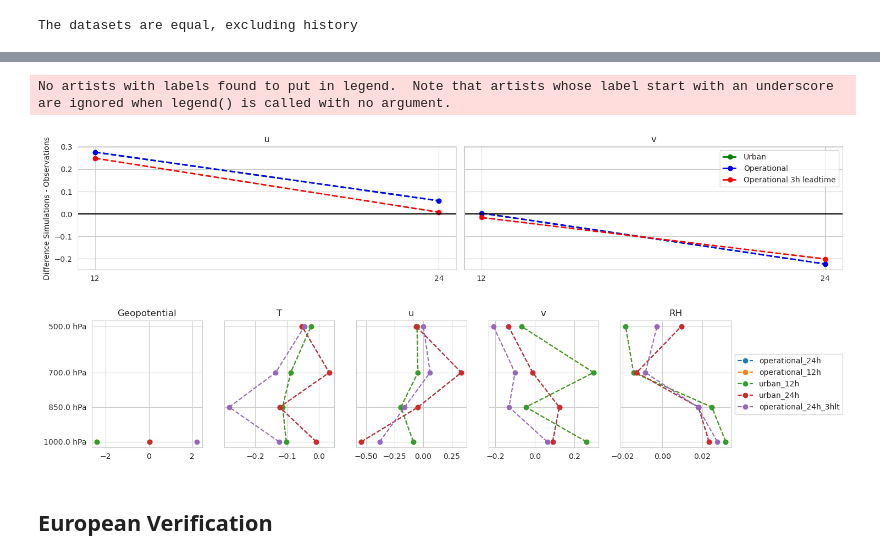
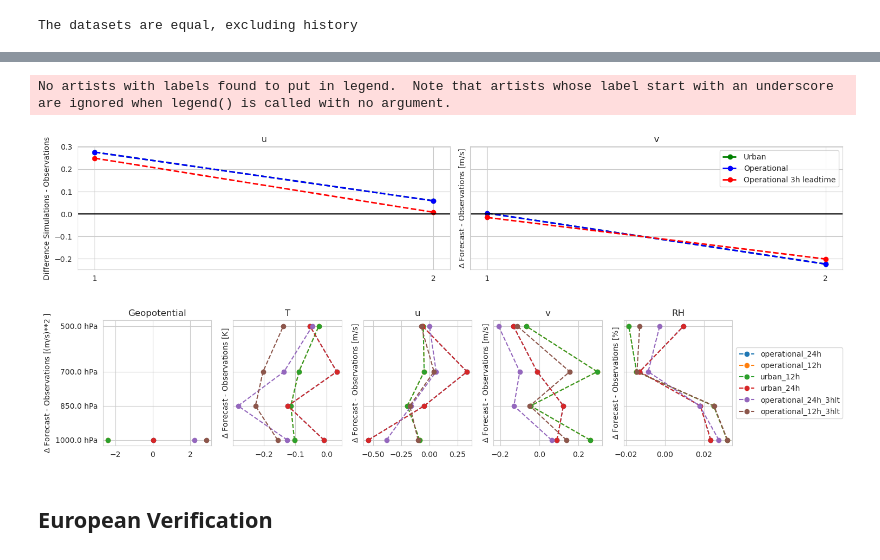
Before and after one commit to maymeret/master_thesis, a Jupyter notebook: verification.ipynb, the cells around one changed output, grey strips where cells are left out. Drawn from its saved outputs; the diff is of its cells as text; code cells hidden in the pictures.

```diff
--- a/verification.ipynb
+++ b/verification.ipynb
@@ -171,8 +116,7 @@ No artists with labels found to put in legend.  Note that artists whose label st
 # %%
-#just to check if i set up the loop above correct
-
 x = np.unique(urb_12_pilot.varno)
 varno = ['u', 'v']
+y_label = ['m/s', 'm/s']
 
 fig, ax = plt.subplots(1, len(x), figsize=(15, 3), sharey=True)
 
@@ -209,11 +153,12 @@ for i, x_value in enumerate(x):
     ax[i].plot([1, 2], [urb_12_data, urb_24_data], marker='o', color='g', linestyle='--', linewidth=2, label='Urban')
     ax[i].plot([1, 2], [op_12_data, op_24_data], marker='o', color='b', linestyle='--', linewidth=2, label='Operational')
     ax[i].plot([1, 2], [op_12h_3hlt, op_24h_3hlt], marker='o', color='r', linestyle='--', linewidth=2, label='Operational 3h leadtime')
+    ax[i].set_ylabel(f'$\Delta$ Forecast - Observations [{y_label[i]}]')
 
     ax[i].set_title(varno[i])
     ax[-1].legend()
     ax[i].set_xticks([1, 2])
-    ax[i].set_xticklabels(['12', '24'])
+    ax[i].set_xticklabels(['1', '2'])
     ax[i].grid(True)
     ax[i].axhline(y=0, color='black', linestyle='-')
 
@@ -223,44 +168,47 @@ plt.tight_layout()
 plt.show()
 # %% [output]
 No artists with labels found to put in legend.  Note that artists whose label start with an underscore are ignored when legend() is called with no argument.
-[figure, old version]
+[figure, new version]
 # %%
 p_levels = [100000, 85000, 70000, 50000]
 x = np.unique(op_12_temp.varno)
 varno = ['Geopotential', 'T', 'u', 'v', 'RH']
+y_label = ['(m/s)**2 ','K', 'm/s', 'm/s', '%']
 
 fig, ax = plt.subplots(1, len(x), figsize=(15, 3), sharey=True)
 
 datasets = {
     'operational_24h': op_24_temp,
     'operational_12h': op_12_temp,
     'urban_12h': urb_12_temp,
     'urban_24h': urb_24_temp,
 }
 
-dataset_3h = {'operational_24h_3hlt': op_24_temp}
+dataset_3h = {'operational_24h_3hlt': op_24_temp,
+             'operational_12h_3hlt': op_12_temp,}
 
 for i, x_value in enumerate(x):
     for label, data in datasets.items():
         diff_data = [data.veri_data[5, :].where((data.plevel == p) & (data.varno == x_value)).mean() - data.obs.where((data.plevel == p) & (data.varno == x_value)).mean() for p in p_levels]
         ax[i].plot(diff_data, p_levels, marker='o', linestyle='--', label=label)
+        ax[i].set_ylabel(f'$\Delta$ Forecast - Observations [{y_label[i]}]')
 
     for label, data in dataset_3h.items():
         diff_data = [data.veri_data[0, :].where((data.plevel == p) & (data.varno == x_value)).mean() - data.obs.where((data.plevel == p) & (data.varno == x_value)).mean() for p in p_levels]
         ax[i].plot(diff_data, p_levels, marker='o', linestyle='--', label=label)
 
 
     ax[i].set_title(varno[i])
     ax[i].set_yticks(p_levels)
     ax[i].set_yticklabels([f'{p / 100} hPa' for p in p_levels])
 
 
 
 plt.gca().invert_yaxis()
 plt.legend(loc='center left', bbox_to_anchor=(1, 0.5))
 plt.show()
 # %% [output]
-[figure, old version]
+[figure, new version]
 # %% [markdown]
 ## European Verification
 # %% [markdown]
```
Also changed, not shown: parts of 17 cells of this notebook.
